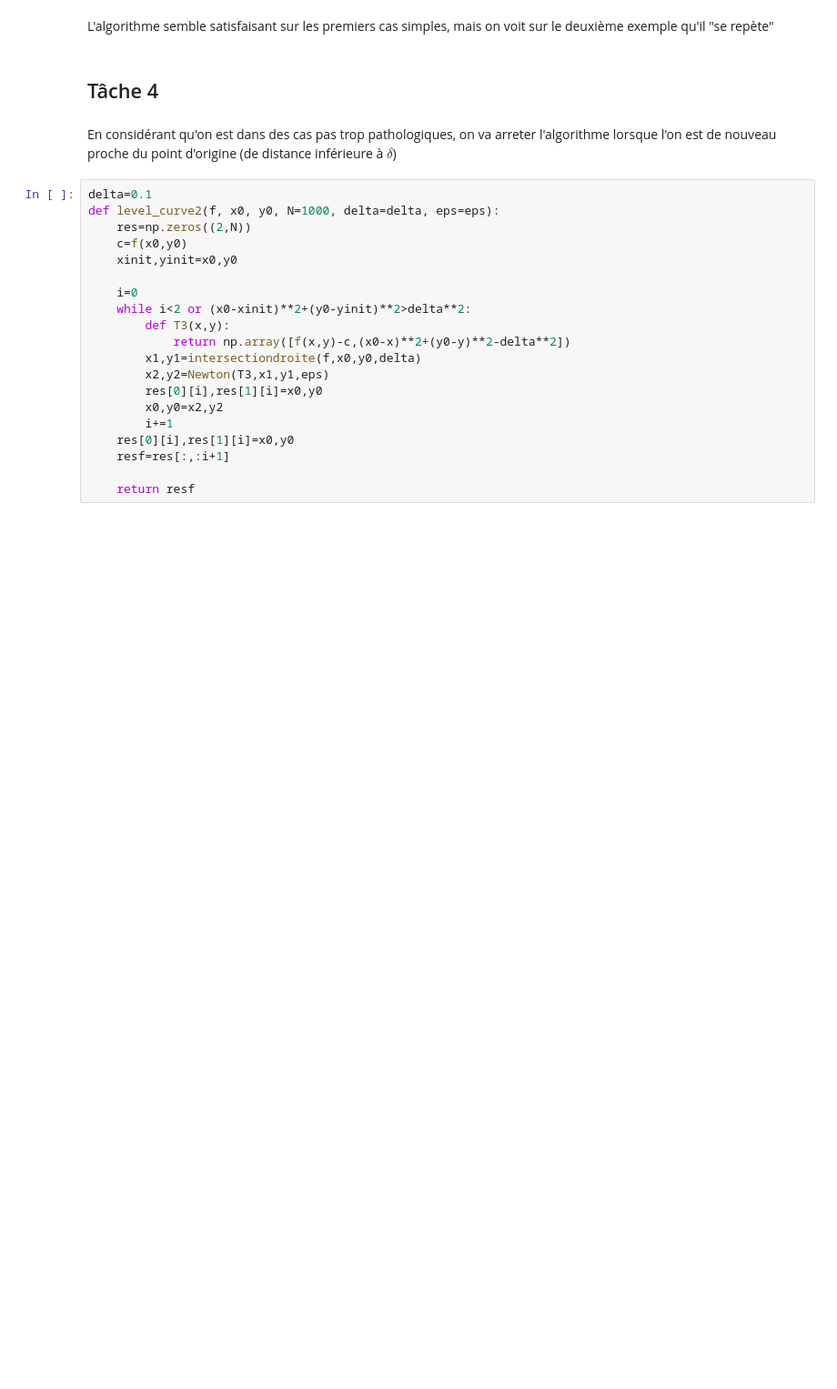
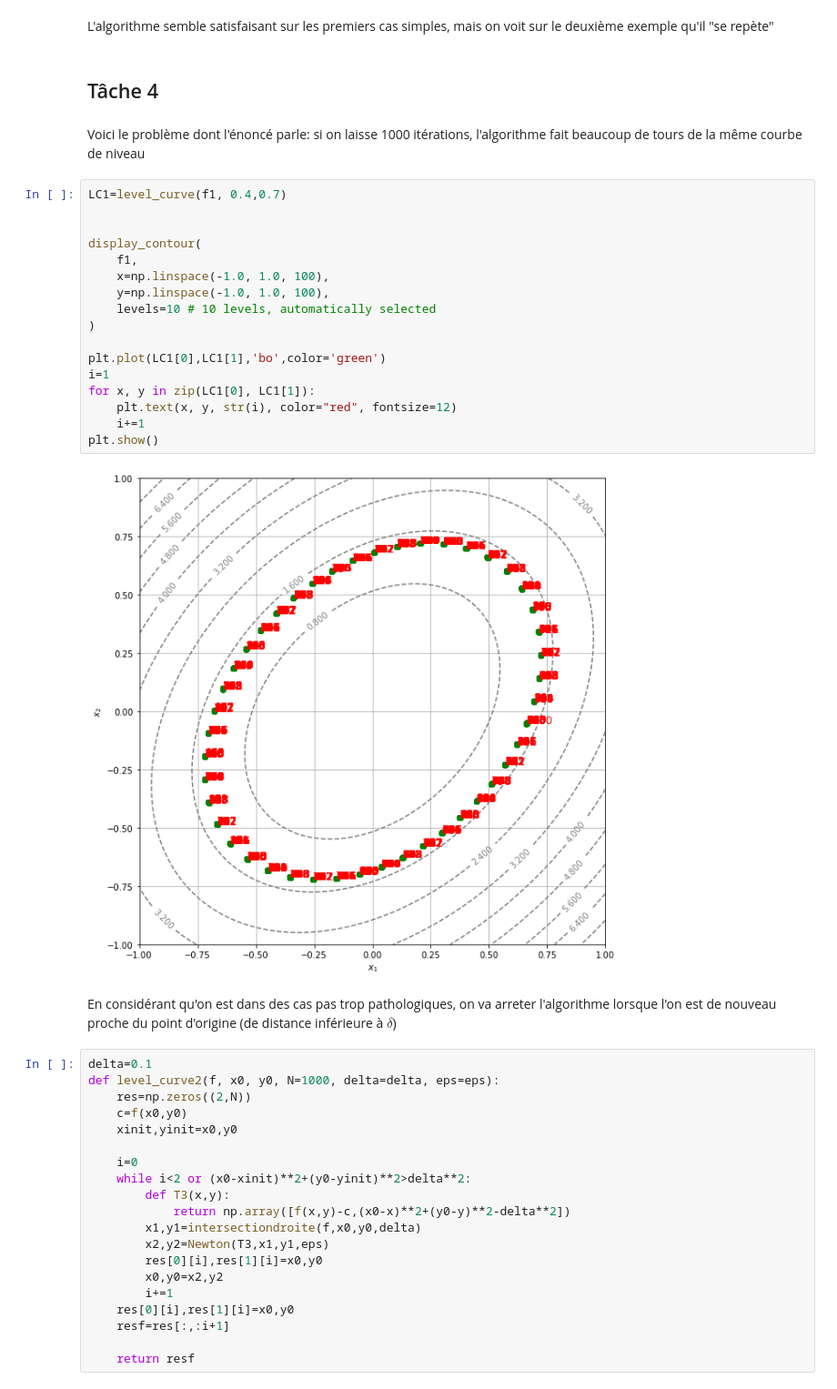
Before and after one commit to fllaser/projet-maths-diff, a Jupyter notebook: Rendu.ipynb, the cells around one changed output. Shown at 91% size. Saved outputs shown, nothing was run; the diff lists cells and outputs as text; blank space fills up the shorter version.

```diff
--- a/Rendu.ipynb
+++ b/Rendu.ipynb
@@ -274,6 +352,27 @@ plt.show()
 L'algorithme semble satisfaisant sur les premiers cas simples, mais on voit sur le deuxième exemple qu'il "se repète"
 # %% [markdown]
 ## Tâche 4
+# %% [markdown]
+Voici le problème dont l'énoncé parle: si on laisse 1000 itérations, l'algorithme fait beaucoup de tours de la même courbe de niveau
+# %%
+LC1=level_curve(f1, 0.4,0.7)
+
+
+display_contour(
+    f1,
+    x=np.linspace(-1.0, 1.0, 100),
+    y=np.linspace(-1.0, 1.0, 100),
+    levels=10 # 10 levels, automatically selected
+)
+
+plt.plot(LC1[0],LC1[1],'bo',color='green')
+i=1
+for x, y in zip(LC1[0], LC1[1]):
+    plt.text(x, y, str(i), color="red", fontsize=12)
+    i+=1
+plt.show()
+# %% [output]
+[figure, added]
 # %% [markdown]
 En considérant qu'on est dans des cas pas trop pathologiques, on va arreter l'algorithme lorsque l'on est de nouveau proche du point d'origine (de distance inférieure à $\delta$)
 # %%
```
Also changed, not shown: parts of 11 cells of this notebook.
